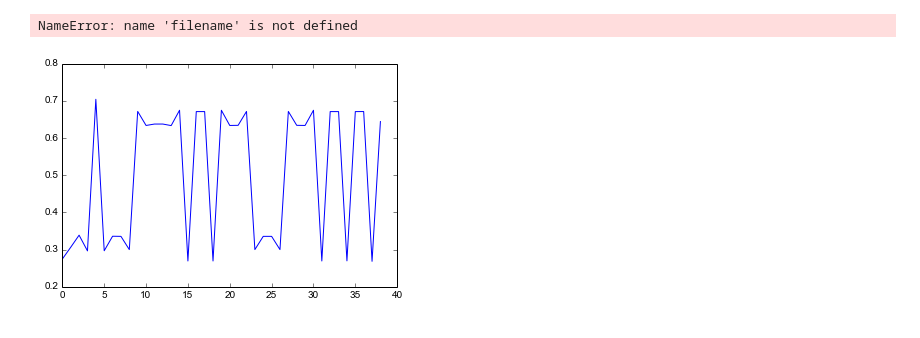
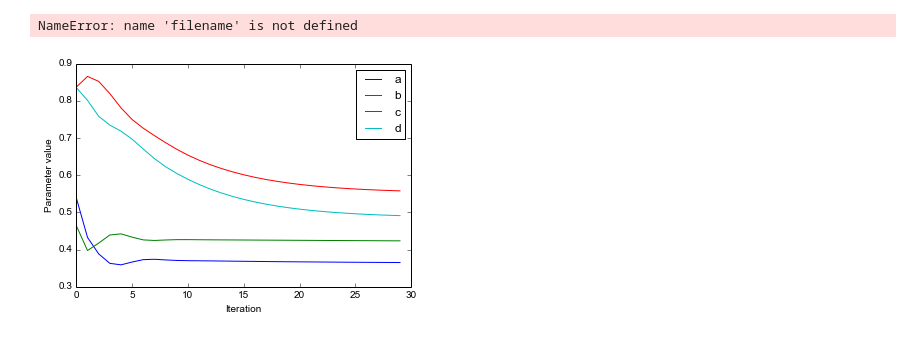
Before and after one commit to dmitriy-serdyuk/hmmbp, a Jupyter notebook: run_experiment.ipynb, the cells around one changed output. Cells and saved outputs as stored; diff of their text form; code cells hidden in the pictures.

```diff
--- a/run_experiment.ipynb
+++ b/run_experiment.ipynb
@@ -54,8 +53,12 @@ prob_x1 = 0.2
-# %%
-a = np.array(all_x)
-plt.plot(a[20, :, 1])
-#plt.yscale('log')
-plt.show()
-# %% [output]
-[figure, removed]
+# %%
+a = np.array(all_params)
+a, b, c, d, = plt.plot(a[:, :])
+#plt.yscale('log')
+plt.savefig('params.png')
+plt.xlabel('Iteration')
+plt.ylabel('Parameter value')
+plt.legend([a, b, c, d], ['a', 'b', 'c', 'd'])
+plt.show()
+# %% [output]
+[figure, added]
 # %%
```
Also changed, not shown: parts of 6 cells of this notebook, 1 other file.
